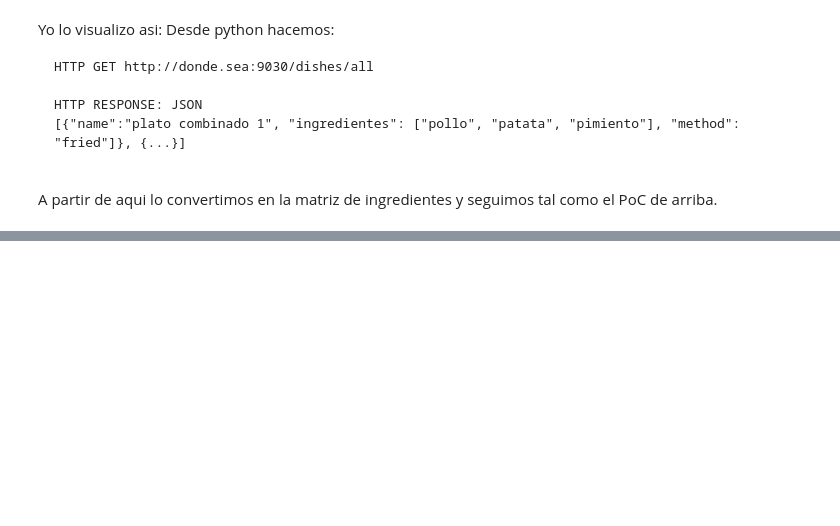
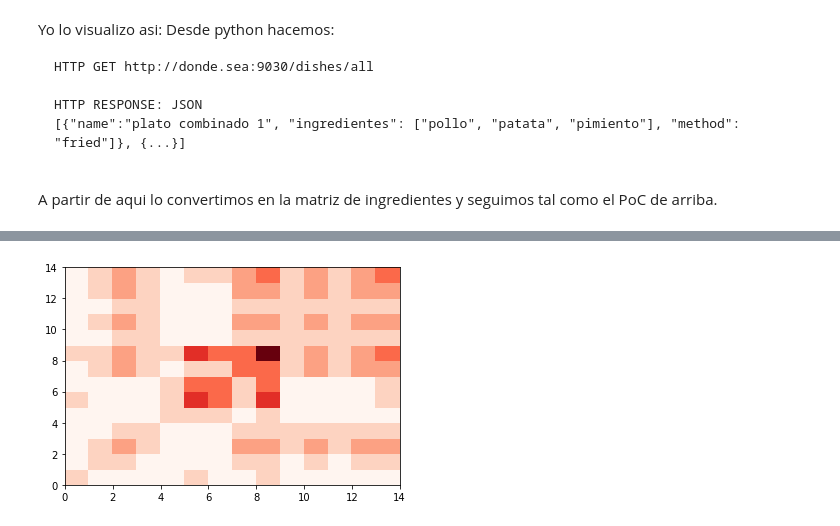
Before and after one commit to rafalszota/Food, a Jupyter notebook: Food.ipynb, the cells around one changed output, grey strips where cells are left out. Cells and saved outputs as stored; diff of their text form; code cells hidden in the pictures; blank space fills up the shorter version.

```diff
--- a/Food.ipynb
+++ b/Food.ipynb
@@ -138,0 +144,3 @@ Hay que fitrar fuera los ingredientes mas comunes. Ejemplo: todos los platos lle
+# %%
+X = round(df.T.dot(df) / df.count(),2)
+X
@@ -138,0 +163,5 @@ Hay que fitrar fuera los ingredientes mas comunes. Ejemplo: todos los platos lle
+# %%
+plt.pcolor(X, cmap=plt.cm.Reds)
+plt.show()
+# %% [output]
+[figure, added]
```
Also changed, not shown: parts of 15 cells of this notebook.
